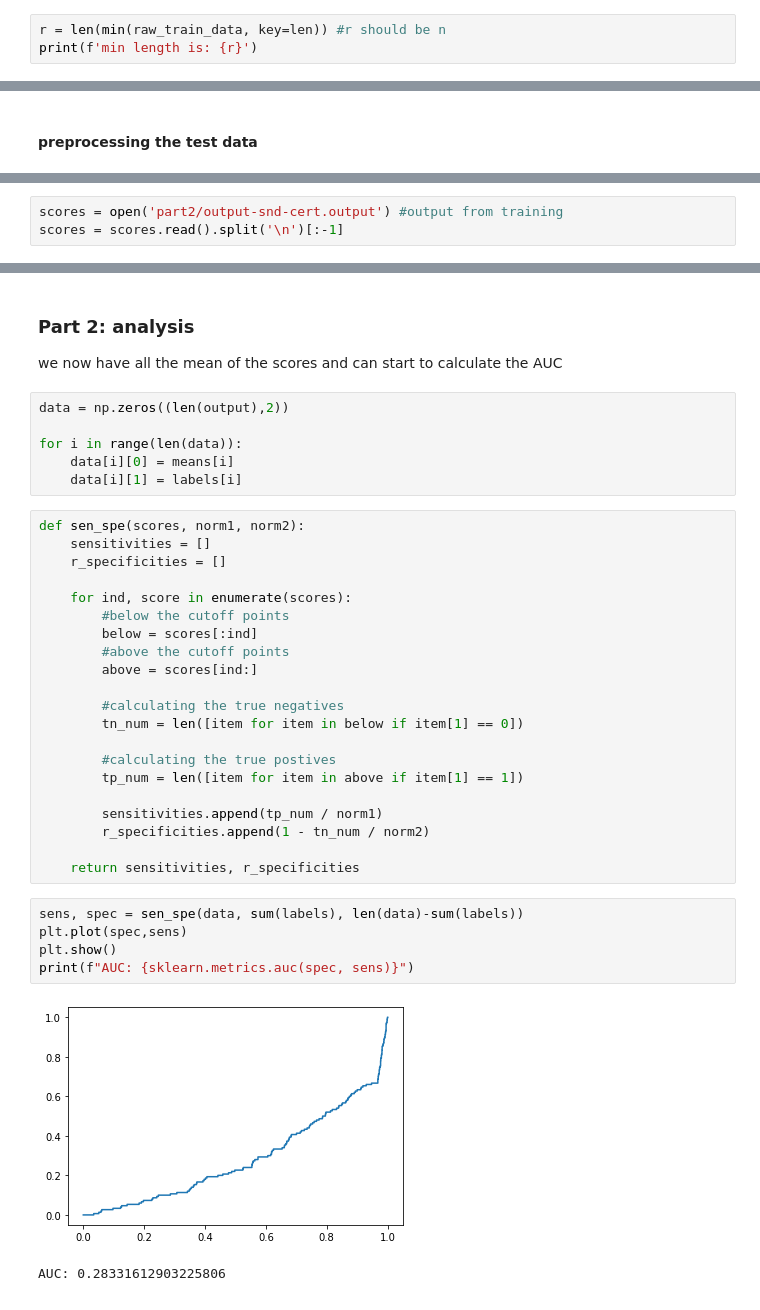
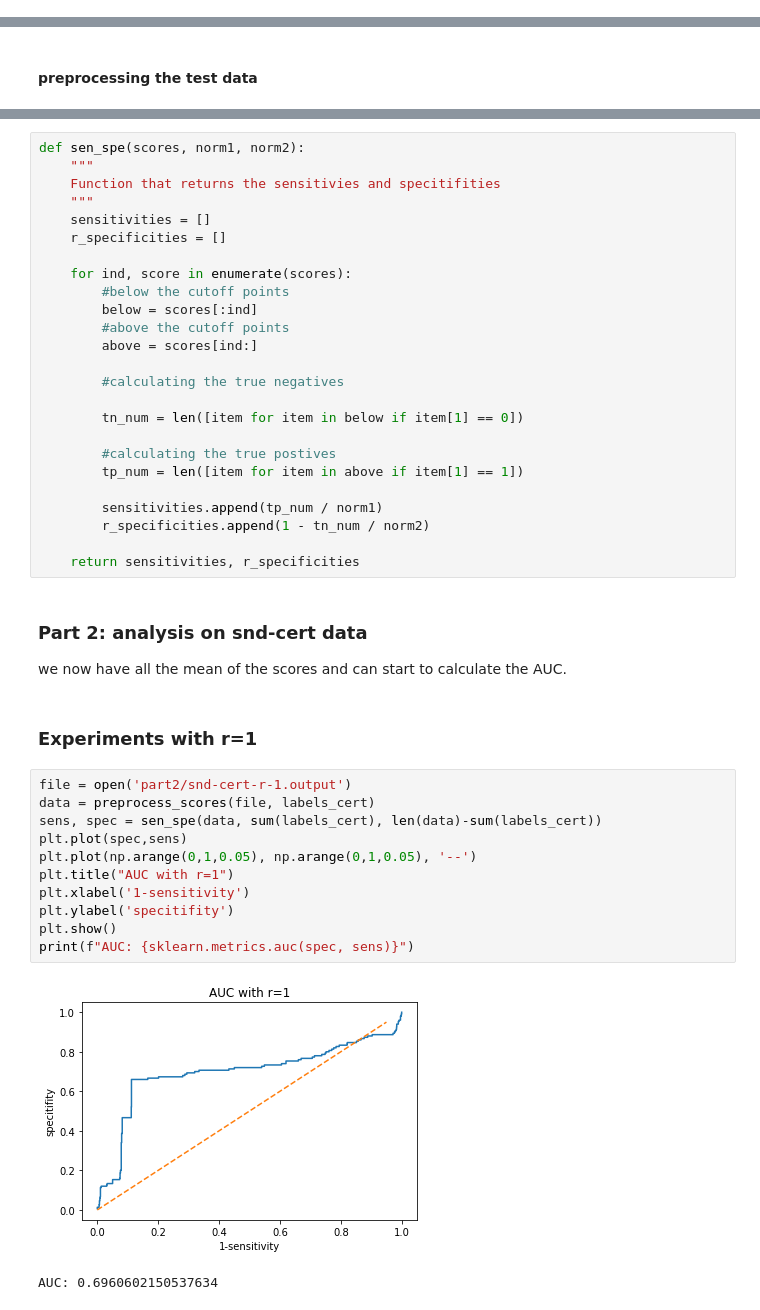
Before and after one commit to stra3/NaturalComputing_assignments, a Jupyter notebook: 03/negative-selection/part2.ipynb, the cells around one changed output, grey strips where cells are left out. Drawn from its saved outputs; the diff is of its cells as text.

```diff
--- a/03/negative-selection/part2.ipynb
+++ b/03/negative-selection/part2.ipynb
@@ -18,5 +22,2 @@ length raw train data: 811
 # %% [markdown]
 We will pick r=min_length for the first test
-# %%
-r = len(min(raw_train_data, key=len)) #r should be n
-print(f'min length is: {r}')
@@ -67,6 +100,3 @@ print(f'length of sequence: {len(seq_len)}')
 # %% [output]
 length preprocessed data: 1700
 length of sequence: 1700
-# %%
-scores = open('part2/output-snd-cert.output') #output from training
-scores = scores.read().split('\n')[:-1]
@@ -90,39 +130,45 @@ for o in output:
+# %%
+def sen_spe(scores, norm1, norm2):
+    """
+    Function that returns the sensitivies and specitifities
+    """
+    sensitivities = []
+    r_specificities = []
+
+    for ind, score in enumerate(scores):
+        #below the cutoff points
+        below = scores[:ind]
+        #above the cutoff points
+        above = scores[ind:]
+
+        #calculating the true negatives
+
+        tn_num = len([item for item in below if item[1] == 0])
+
+        #calculating the true postives
+        tp_num = len([item for item in above if item[1] == 1])
+
+        sensitivities.append(tp_num / norm1)
+        r_specificities.append(1 - tn_num / norm2)
+
+    return sensitivities, r_specificities
 # %% [markdown]
-### Part 2: analysis
+### Part 2: analysis on snd-cert data
 
-we now have all the mean of the scores and can start to calculate the AUC
+we now have all the mean of the scores and can start to calculate the AUC.
-# %%
-data = np.zeros((len(output),2))
-
-for i in range(len(data)):
-    data[i][0] = means[i]
-    data[i][1] = labels[i]
-# %%
-def sen_spe(scores, norm1, norm2):
-    sensitivities = []
-    r_specificities = []
-
-    for ind, score in enumerate(scores):
-        #below the cutoff points
-        below = scores[:ind]
-        #above the cutoff points
-        above = scores[ind:]
-
-        #calculating the true negatives
-        tn_num = len([item for item in below if item[1] == 0])
-
-        #calculating the true postives
-        tp_num = len([item for item in above if item[1] == 1])
-
-        sensitivities.append(tp_num / norm1)
-        r_specificities.append(1 - tn_num / norm2)
-
-    return sensitivities, r_specificities
+# %% [markdown]
+### Experiments with r=1
 # %%
-sens, spec = sen_spe(data, sum(labels), len(data)-sum(labels))
+file = open('part2/snd-cert-r-1.output')
+data = preprocess_scores(file, labels_cert)
+sens, spec = sen_spe(data, sum(labels_cert), len(data)-sum(labels_cert))
 plt.plot(spec,sens)
+plt.plot(np.arange(0,1,0.05), np.arange(0,1,0.05), '--')
+plt.title("AUC with r=1")
+plt.xlabel('1-sensitivity')
+plt.ylabel('specitifity')
 plt.show()
 print(f"AUC: {sklearn.metrics.auc(spec, sens)}")
 # %% [output]
-[figure, old version]
+[figure, new version]
-AUC: 0.28331612903225806
+AUC: 0.6960602150537634
```
Also changed, not shown: parts of 27 cells of this notebook, 21 other files.
